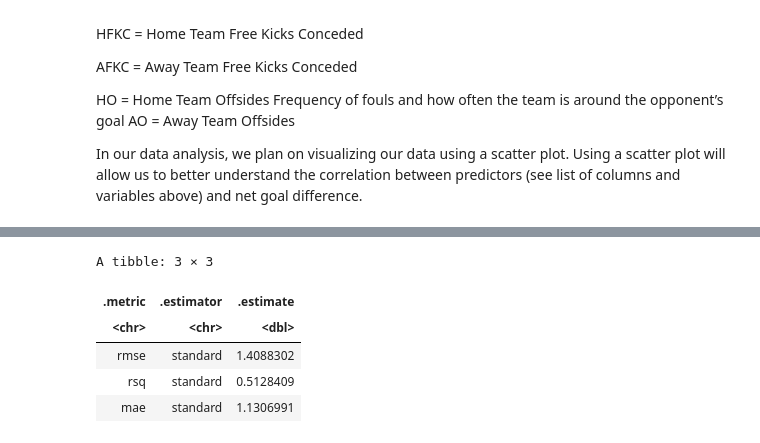
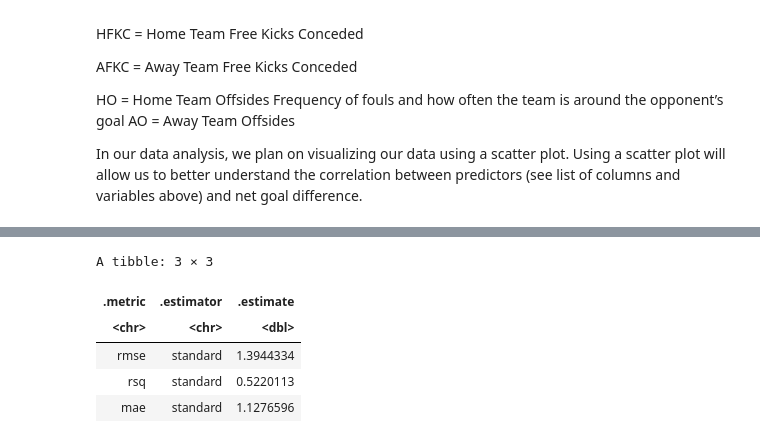
Before and after one commit to armanmoztar/DSCI100-group-project-report, a Jupyter notebook: Group_Project.ipynb, the cells around one changed output, grey strips where cells are left out. Cells and saved outputs as stored; diff of their text form; code cells hidden in the pictures.

```diff
--- a/Group_Project.ipynb
+++ b/Group_Project.ipynb
@@ -301,28 +350,29 @@ A tibble: 1 × 7
 # %%
-set.seed(1234)
+set.seed(1234) #keeping the seed the same so that the results are reproducable
 
-k_min <- match_min %>%
+#using the best recipe combination and the best number of neihgbors (k=10)
+k_min <- match_min_1 %>%
          pull(neighbors)
 
 match_best_spec <- nearest_neighbor(weight_func = "rectangular", neighbors = k_min) %>%
          set_engine("kknn") %>%
          set_mode("regression")
 
 match_best_fit <- workflow() %>%
-         add_recipe(match_recipe_home) %>%
+         add_recipe(match_recipe_home_1) %>%
          add_model(match_best_spec) %>%
          fit(data = match_train)
 
 match_summary <- match_best_fit %>%
           predict(match_test) %>%
           bind_cols(match_test) %>%
           metrics(truth = NetScore, estimate = .pred)
 
 match_summary
 # %% [output]
 A tibble: 3 × 3
 | .metric | .estimator | .estimate |
 | <chr> | <chr> | <dbl> |
-| rmse | standard | 1.4088302 |
-| rsq | standard | 0.5128409 |
-| mae | standard | 1.1306991 |
+| rmse | standard | 1.3944334 |
+| rsq | standard | 0.5220113 |
+| mae | standard | 1.1276596 |
```
Also changed, not shown: parts of 18 cells of this notebook.
